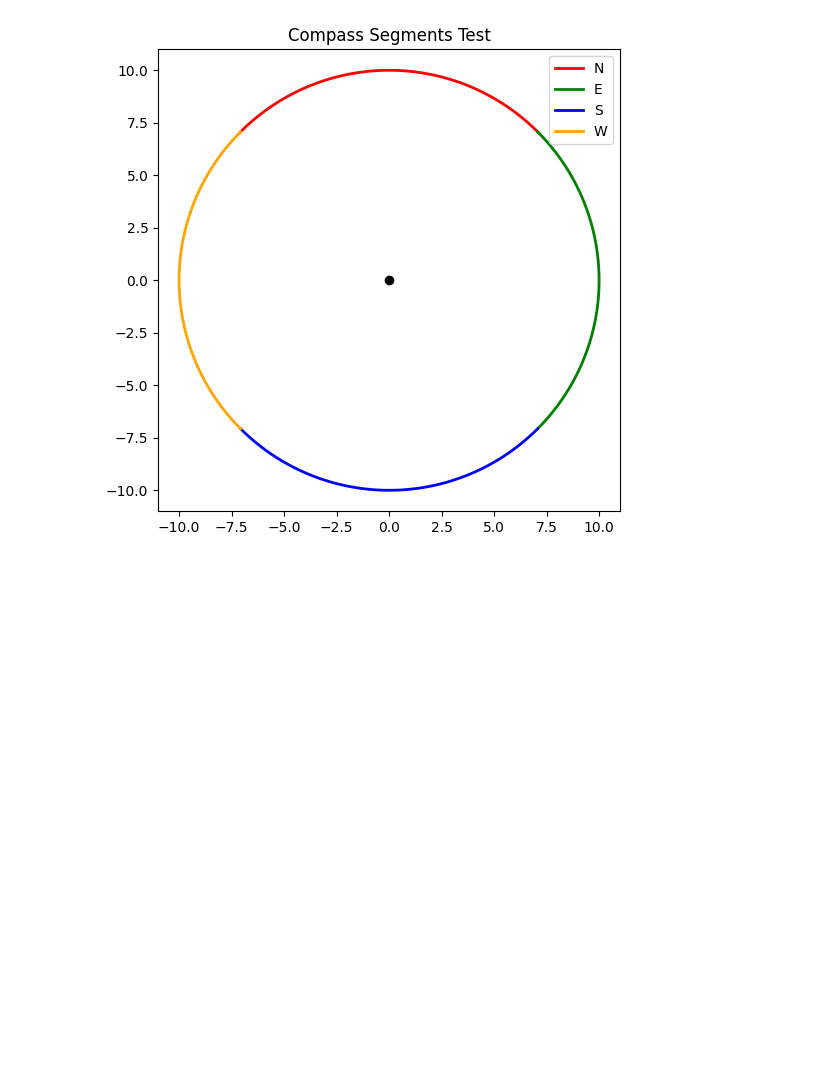
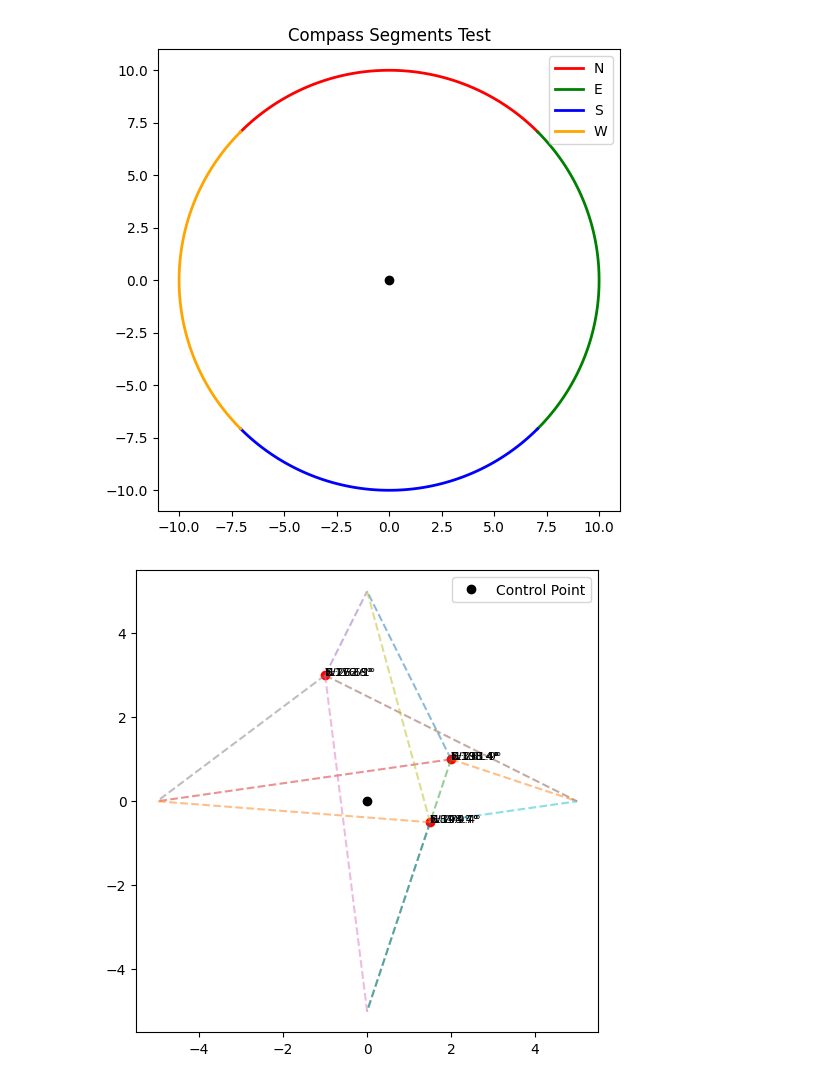
Before and after one commit to rpasquini/street-level-change, a Jupyter notebook: notebooks/view_angles.ipynb, the cells around one changed output. Cells and saved outputs as stored; diff of their text form; code cells hidden in the pictures; blank space fills up the shorter version.

Commit message:
tested different distance for panos angles

```diff
--- a/notebooks/view_angles.ipynb
+++ b/notebooks/view_angles.ipynb
@@ -440,3 +440,41 @@ control = Point(0, 0)
 plot_segments(control)
 # %% [output]
 [figure]
+# %%
+import matplotlib.pyplot as plt
+from shapely.geometry import Point
+import math
+
+def geodesic_point(origin, distance_m, bearing_deg):
+    # Simple flat-earth approximation for short distances
+    dx = distance_m * math.sin(math.radians(bearing_deg))
+    dy = distance_m * math.cos(math.radians(bearing_deg))
+    return Point(origin.x + dx, origin.y + dy)
+
+def calculate_heading(p1, p2):
+    dx = p2.x - p1.x
+    dy = p2.y - p1.y
+    angle = math.degrees(math.atan2(dx, dy))
+    return (angle + 360) % 360
+
+control_point = Point(0, 0)
+panos = [Point(2, 1), Point(-1, 3), Point(1.5, -0.5)]  # Simulated capture points
+
+view_cones = {"N": 0, "E": 90, "S": 180, "W": 270}
+
+fig, ax = plt.subplots(figsize=(6, 6))
+ax.plot(control_point.x, control_point.y, "ko", label="Control Point")
+
+for pano in panos:
+    ax.plot(pano.x, pano.y, "ro")
+    for label, bearing in view_cones.items():
+        target = geodesic_point(control_point, 5, bearing)
+        ax.plot([pano.x, target.x], [pano.y, target.y], "--", alpha=0.5)
+        h = calculate_heading(pano, target)
+        ax.text(pano.x, pano.y, f"{label}:{h:.1f}°", fontsize=8)
+
+ax.set_aspect("equal")
+plt.legend()
+plt.show()
+# %% [output]
+[figure, added]
```
Also changed, not shown: 2 other files.
